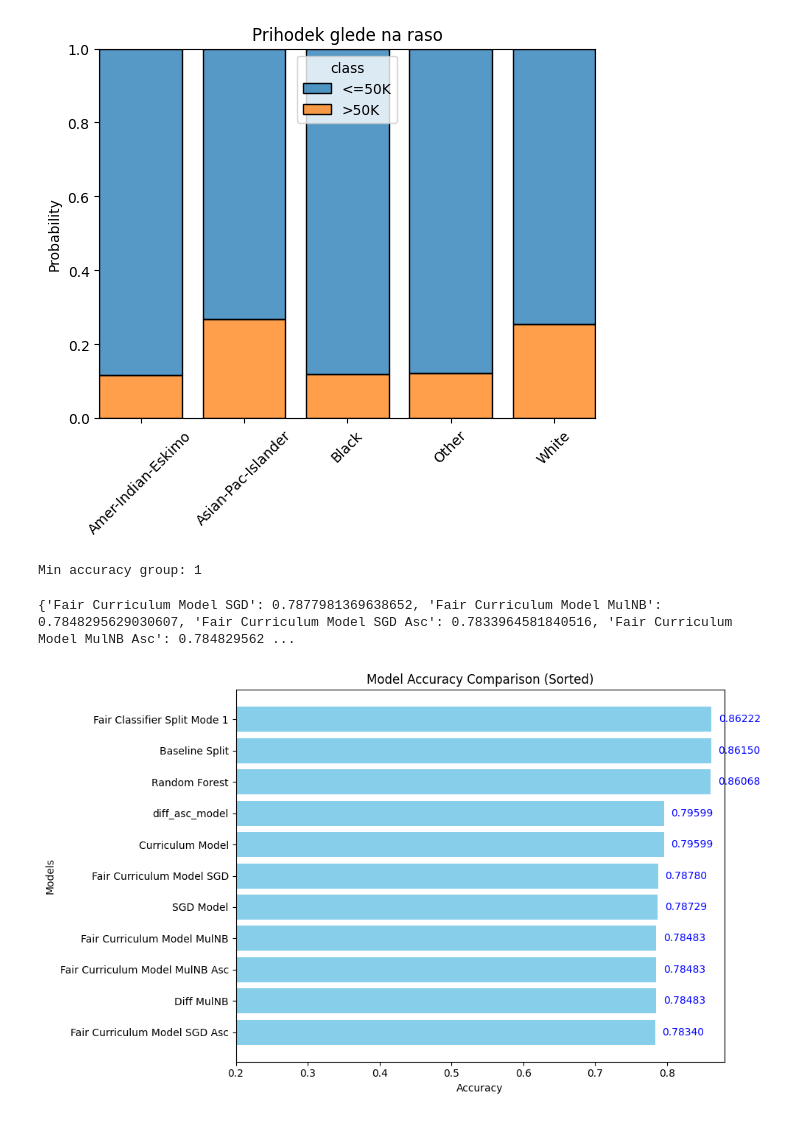
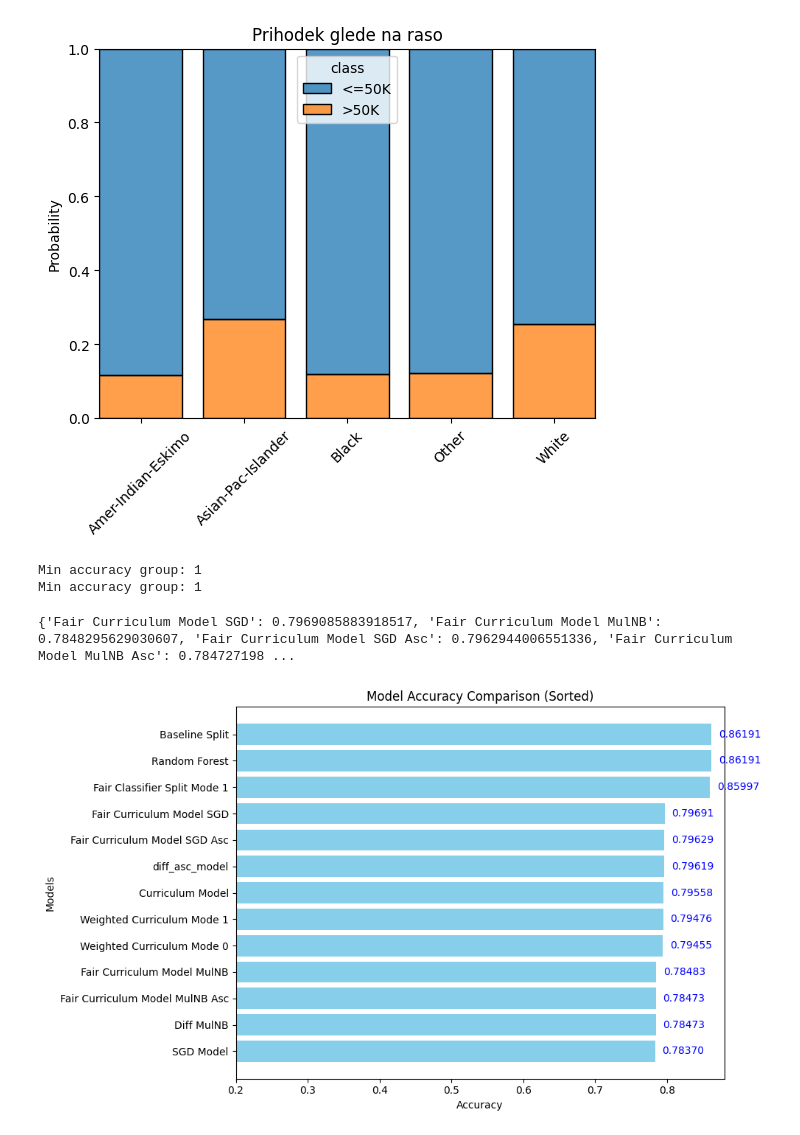
Before and after one commit to trdin/FairStudentTeacher, a Jupyter notebook: models_eval/fairness_model_compare.ipynb, the cells around one changed output. Drawn from its saved outputs; the diff is of its cells as text; code cells hidden in the pictures.

Commit message:
added weighed curriculum student Teacher model

```diff
--- a/models_eval/fairness_model_compare.ipynb
+++ b/models_eval/fairness_model_compare.ipynb
@@ -180,10 +181,14 @@ from sklearn.linear_model import Perceptron, PassiveAggressiveClassifier
 from sklearn.naive_bayes import MultinomialNB
 
 
-fairness_curriculum_SGD = CurriculumStudentTeacher(teacher_type=RandomForestClassifier, student_type = SGDClassifier, transform_func= split_by_race_and_confidence, split_data=True, n_splits=6)
-fairness_curriculum_MulNB = CurriculumStudentTeacher(teacher_type=RandomForestClassifier, student_type = MultinomialNB, transform_func= split_by_race_and_confidence, split_data=True, n_splits=6)
-fairness_curriculum_SGD_asc = CurriculumStudentTeacher(teacher_type=RandomForestClassifier, student_type = SGDClassifier, transform_func= split_by_race_and_confidence_asc, split_data=True, n_splits=6)
-fairness_curriculum_MulNB_asc = CurriculumStudentTeacher(teacher_type=RandomForestClassifier, student_type = MultinomialNB, transform_func= split_by_race_and_confidence_asc, split_data=True, n_splits=6)
+fairness_curriculum_SGD = CurriculumStudentTeacher(teacher_type=RandomForestClassifier, student_type = SGDClassifier, transform_func= split_by_race_and_confidence, split_data=True)
+fairness_curriculum_MulNB = CurriculumStudentTeacher(teacher_type=RandomForestClassifier, student_type = MultinomialNB, transform_func= split_by_race_and_confidence, split_data=True)
+fairness_curriculum_SGD_asc = CurriculumStudentTeacher(teacher_type=RandomForestClassifier, student_type = SGDClassifier, transform_func= split_by_race_and_confidence_asc, split_data=True)
+fairness_curriculum_MulNB_asc = CurriculumStudentTeacher(teacher_type=RandomForestClassifier, student_type = MultinomialNB, transform_func= split_by_race_and_confidence_asc, split_data=True)
+
+weighted_curriculum_model_mode_0 = WeightedCurriculumStudentTeacher(teacher_type=RandomForestClassifier, student_type = SGDClassifier, transform_func= split_by_race_and_confidence , split_data=True)
+weighted_curriculum_model_mode_1 = WeightedCurriculumStudentTeacher(teacher_type=RandomForestClassifier, student_type = SGDClassifier, transform_func= split_by_race_and_confidence , split_data=True)
+
 
 fair_classifier_split_mode_1 = FairTeacherStudentClassifier(RandomForestClassifier, split_data=True)
 
@@ -218,6 +223,9 @@ fairness_curriculum_MulNB.fit(X_train, y_train)
 fairness_curriculum_SGD_asc.fit(X_train, y_train)
 fairness_curriculum_MulNB_asc.fit(X_train, y_train)
 
+weighted_curriculum_model_mode_0.fit(X_train, y_train, z_train, mode=0)
+weighted_curriculum_model_mode_1.fit(X_train, y_train, z_train, mode=1)
+
 fair_classifier_split_mode_1.fit(X_train, y_train, z_train, mode=1)
 
 diff_MulNB.fit(X_train, y_train)
@@ -236,6 +244,9 @@ curriculum_fairness_MulNB_predictions = fairness_curriculum_MulNB.predict(X_test
 curriculum_fairness_SGD_asc_predictions = fairness_curriculum_SGD_asc.predict(X_test)
 curriculum_fairness_MulNB_asc_predictions = fairness_curriculum_MulNB_asc.predict(X_test)
 
+weighted_curriculum_mode_0_predictions = weighted_curriculum_model_mode_0.predict(X_test)
+weighted_curriculum_mode_1_predictions = weighted_curriculum_model_mode_1.predict(X_test)
+
 fair_classifier_split_mode_1_predictions = fair_classifier_split_mode_1.predict(X_test)
 
 diff_MulNB_predictions = diff_MulNB.predict(X_test)
@@ -249,6 +260,7 @@ baseline_split_predictions = baseline_split.predict(X_test)
 rf_predictions = rf_classifier.predict(X_test)
 # %% [output]
 Min accuracy group: 1
+Min accuracy group: 1
 # %%
 # Evaluate accuracy for each model
 accuracies = {
@@ -257,6 +269,8 @@ accuracies = {
     "Fair Curriculum Model SGD Asc": accuracy_score(y_test,curriculum_fairness_SGD_asc_predictions),
     "Fair Curriculum Model MulNB Asc": accuracy_score(y_test,curriculum_fairness_MulNB_asc_predictions),
     "Fair Classifier Split Mode 1": accuracy_score(y_test, fair_classifier_split_mode_1_predictions),
+    "Weighted Curriculum Mode 0": accuracy_score(y_test, weighted_curriculum_mode_0_predictions),
+    "Weighted Curriculum Mode 1": accuracy_score(y_test, weighted_curriculum_mode_1_predictions),
     "Diff MulNB": accuracy_score(y_test, diff_MulNB_predictions),
     "diff_asc_model": accuracy_score(y_test, diff_asc_model_predictions),
     "Curriculum Model": accuracy_score(y_test, curriculum_model_predictions),
@@ -264,35 +278,35 @@ accuracies = {
     "Baseline Split": accuracy_score(y_test, baseline_split_predictions),
     "Random Forest": accuracy_score(y_test, rf_predictions),
 }
 
 print(accuracies)
 
 # Sort models by accuracy
 sorted_accuracies = sorted(accuracies.items(), key=lambda x: x[1], reverse=True)
 
 # Prepare data for plotting
 models = [item[0] for item in sorted_accuracies]
 accuracy_values = [item[1] for item in sorted_accuracies]
 
 # Plot the sorted accuracies
 plt.figure(figsize=(10, 6))
 plt.barh(models, accuracy_values, color="skyblue")
 plt.xlabel("Accuracy")
 plt.ylabel("Models")
 plt.title("Model Accuracy Comparison (Sorted)")
 plt.gca().invert_yaxis()  # Invert y-axis to show highest accuracy at the top
 plt.xlim(0.2, 0.88)
 
 
 # Annotate bars with accuracy values
 for i, v in enumerate(accuracy_values):
     plt.text(v + 0.01, i, f"{v:.5f}", color='blue', va='center')
 
 plt.tight_layout()
 plt.show()
 # %% [output]
-{'Fair Curriculum Model SGD': 0.7877981369638652, 'Fair Curriculum Model MulNB': 0.7848295629030607, 'Fair Curriculum Model SGD Asc': 0.7833964581840516, 'Fair Curriculum Model MulNB Asc': 0.784829562 ...
+{'Fair Curriculum Model SGD': 0.7969085883918517, 'Fair Curriculum Model MulNB': 0.7848295629030607, 'Fair Curriculum Model SGD Asc': 0.7962944006551336, 'Fair Curriculum Model MulNB Asc': 0.784727198 ...
-[figure, old version]
+[figure, new version]
 # %%
 # Compare accuracy by race
 results = {}
```
Also changed, not shown: parts of 4 cells of this notebook, 1 other file.
